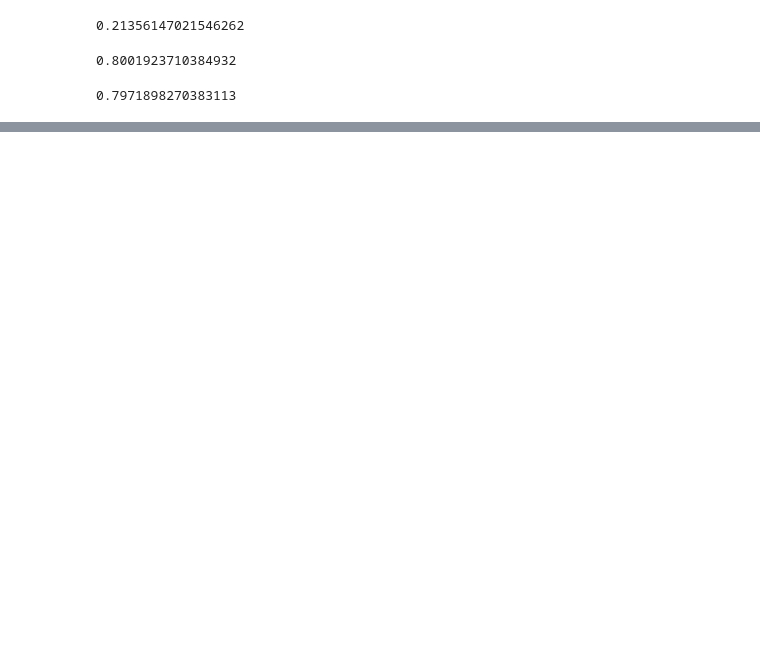
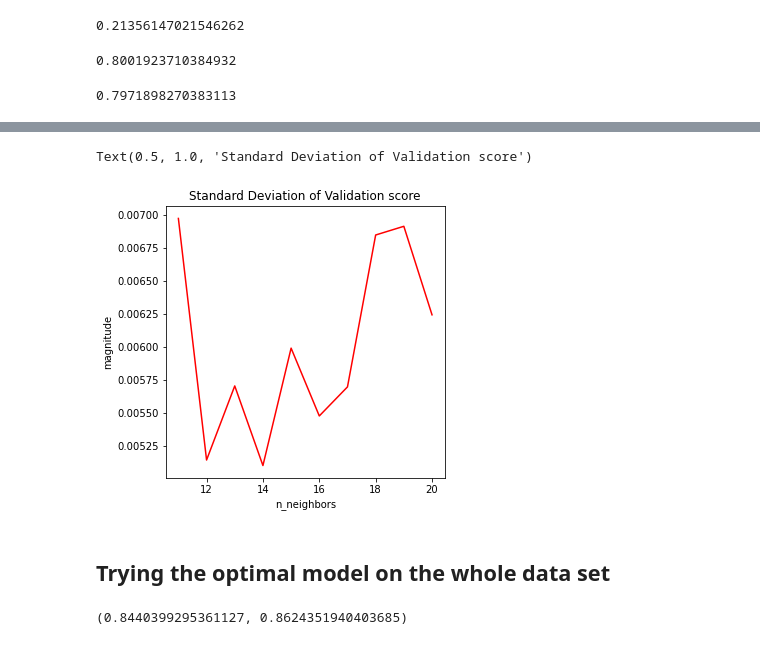
Before and after one commit to gadde5300/Customer_Churn_Prediction, a Jupyter notebook: CUSTOMER CHURN PREDICTION.ipynb, the cells around one changed output, grey strips where cells are left out. Cells and saved outputs as stored; diff of their text form; code cells hidden in the pictures; blank space fills up the shorter version.

```diff
--- a/CUSTOMER CHURN PREDICTION.ipynb
+++ b/CUSTOMER CHURN PREDICTION.ipynb
@@ -696,0 +811,20 @@ print(cm)
+# %%
+plt.plot(n_neighbors[10:20], std[10:20], color = 'red', label = 'Standard deviation' )
+plt.xlabel('n_neighbors')
+plt.ylabel('magnitude')
+plt.title('Standard Deviation of Validation score')
+# %% [output]
+Text(0.5, 1.0, 'Standard Deviation of Validation score')
+[figure, added]
+# %% [markdown]
+## Trying the optimal model on the whole data set
+# %%
+clf = KNN(n_neighbors = 14 )
+clf.fit(train_x, train_y)
+
+score1 = clf.score(train1_x, train1_y)
+
+score = clf.score(test1_x, test1_y)
+score, score1
+# %% [output]
+(0.8440399295361127, 0.8624351940403685)
```
Also changed, not shown: parts of 27 cells of this notebook.
